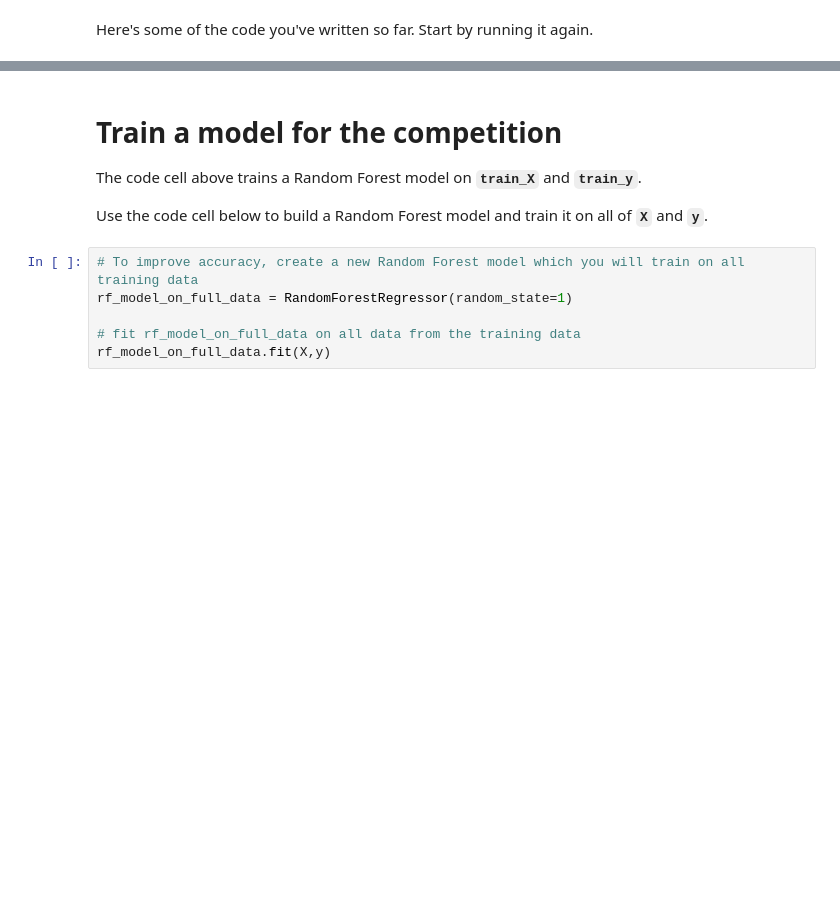
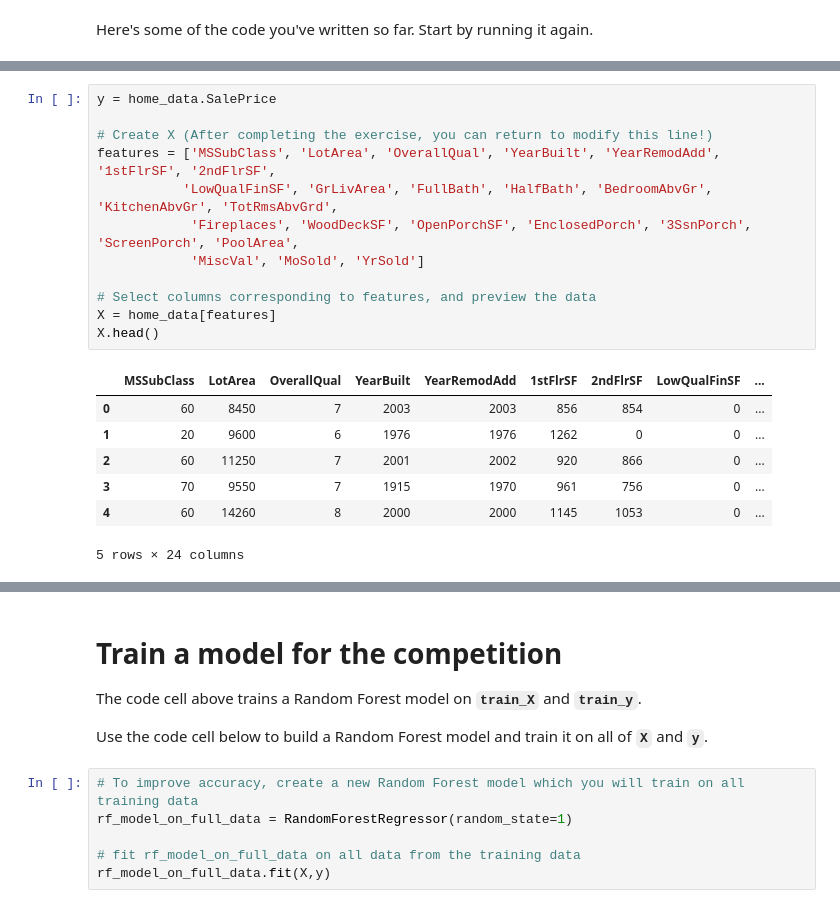
Before and after one commit to Tiago-Lima/KaggleMachineLearning, a Jupyter notebook: exercise-machine-learning-competitions.ipynb, the cells around one changed output, grey strips where cells are left out. Cells and saved outputs as stored; diff of their text form; blank space fills up the shorter version.

```diff
--- a/exercise-machine-learning-competitions.ipynb
+++ b/exercise-machine-learning-competitions.ipynb
@@ -23,0 +81,20 @@ Here's some of the code you've written so far. Start by running it again.
+# %%
+y = home_data.SalePrice
+
+# Create X (After completing the exercise, you can return to modify this line!)
+features = ['MSSubClass', 'LotArea', 'OverallQual', 'YearBuilt', 'YearRemodAdd', '1stFlrSF', '2ndFlrSF',
+           'LowQualFinSF', 'GrLivArea', 'FullBath', 'HalfBath', 'BedroomAbvGr', 'KitchenAbvGr', 'TotRmsAbvGrd',
+            'Fireplaces', 'WoodDeckSF', 'OpenPorchSF', 'EnclosedPorch', '3SsnPorch', 'ScreenPorch', 'PoolArea',
+            'MiscVal', 'MoSold', 'YrSold']
+
+# Select columns corresponding to features, and preview the data
+X = home_data[features]
+X.head()
+# %% [output]
+|  | MSSubClass | LotArea | OverallQual | YearBuilt | YearRemodAdd | 1stFlrSF | 2ndFlrSF | LowQualFinSF | ... |
+| 0 | 60 | 8450 | 7 | 2003 | 2003 | 856 | 854 | 0 | ... |
+| 1 | 20 | 9600 | 6 | 1976 | 1976 | 1262 | 0 | 0 | ... |
+| 2 | 60 | 11250 | 7 | 2001 | 2002 | 920 | 866 | 0 | ... |
+| 3 | 70 | 9550 | 7 | 1915 | 1970 | 961 | 756 | 0 | ... |
+| 4 | 60 | 14260 | 8 | 2000 | 2000 | 1145 | 1053 | 0 | ... |
+5 rows × 24 columns
```
Also changed, not shown: parts of 7 cells of this notebook.
